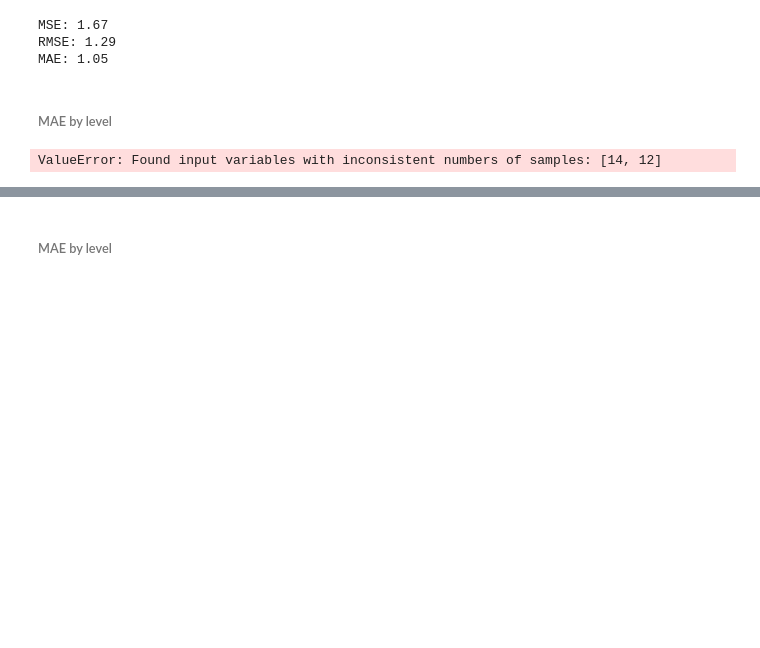
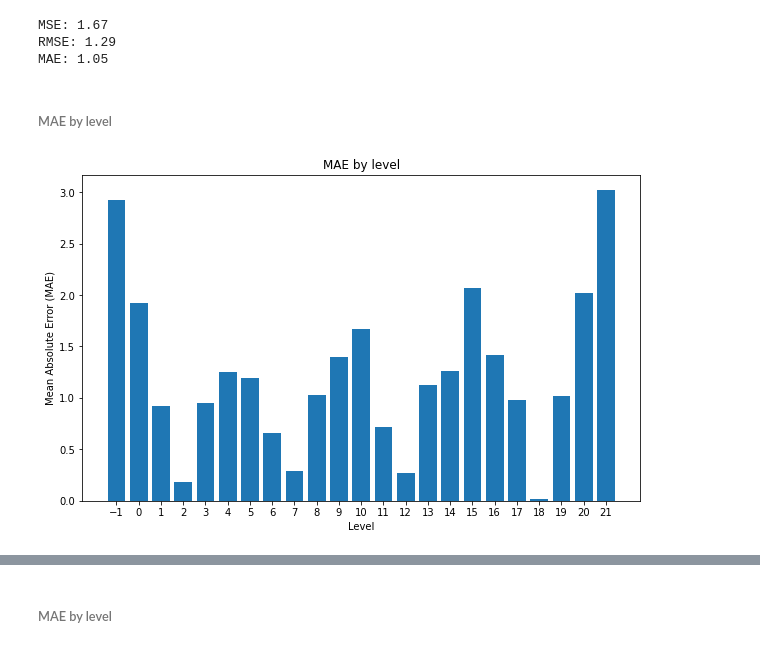
Before and after one commit to Paulina100/ML-for-TTRPG-game-design, a Jupyter notebook: notebooks/models/random_forest/random_forest_basic.ipynb, the cells around one changed output, grey strips where cells are left out. Saved outputs shown, nothing was run; the diff lists cells and outputs as text; code cells hidden in the pictures; blank space fills up the shorter version.

```diff
--- a/notebooks/models/random_forest/random_forest_basic.ipynb
+++ b/notebooks/models/random_forest/random_forest_basic.ipynb
@@ -503,12 +405,12 @@ rf_reg.fit(X_train_random_split, y_train_random_split)
 # %% [output]
 RandomForestRegressor(max_depth=2, n_estimators=500, n_jobs=-1, random_state=0)
 # %%
-y_pred_train = rf_reg.predict(X_train_random_split)
-y_pred_test = rf_reg.predict(X_test_random_split)
+y_pred_train_random_split = rf_reg.predict(X_train_random_split)
+y_pred_test_random_split = rf_reg.predict(X_test_random_split)
 # %%
-mse = mean_squared_error(y_test_random_split, y_pred_test)
-rmse = mean_squared_error(y_test_random_split, y_pred_test, squared=False)
-mae = mean_absolute_error(y_test_random_split, y_pred_test)
+mse = mean_squared_error(y_test_random_split, y_pred_test_random_split)
+rmse = mean_squared_error(y_test_random_split, y_pred_test_random_split, squared=False)
+mae = mean_absolute_error(y_test_random_split, y_pred_test_random_split)
 
 print(f"MSE: {mse:.2f}")
 print(f"RMSE: {rmse:.2f}")
@@ -524,25 +426,27 @@ results.loc[3] = ["random", "normal", len(X_test.columns), mse, rmse, mae]
 # %%
 import matplotlib.pyplot as plt
 
-y_test = y_test.reset_index(drop=True)
-level_max = y_test.max()
+y_test_random_split = y_test_random_split.reset_index(drop=True)
+level_max = y_test_random_split.max()
 
 mae_by_level = pd.DataFrame(columns=["level", "mae"])
 for lvl in range(-1, level_max + 1):
-    y_test_curr = y_test[y_test == lvl]
-    y_pred_test_curr = pd.DataFrame(y_pred_test)[y_test == lvl]
+    y_test_curr = y_test_random_split[y_test_random_split == lvl]
+    y_pred_test_curr = pd.DataFrame(y_pred_test_random_split)[
+        y_test_random_split == lvl
+    ]
 
     mae = mean_absolute_error(y_test_curr, y_pred_test_curr)
     mae_by_level.loc[lvl + 1] = [lvl, mae]
 
 
 plt.figure(figsize=(10, 6))
 plt.bar(mae_by_level["level"], mae_by_level["mae"])
 plt.xlabel("Level")
 plt.ylabel("Mean Absolute Error (MAE)")
 plt.title("MAE by level")
 plt.xticks(mae_by_level["level"])
 plt.show()
 # %% [output]
-ValueError: Found input variables with inconsistent numbers of samples: [14, 12]
+[figure, added]
 # %%
```
Also changed, not shown: parts of 49 cells of this notebook, 10 other files.
